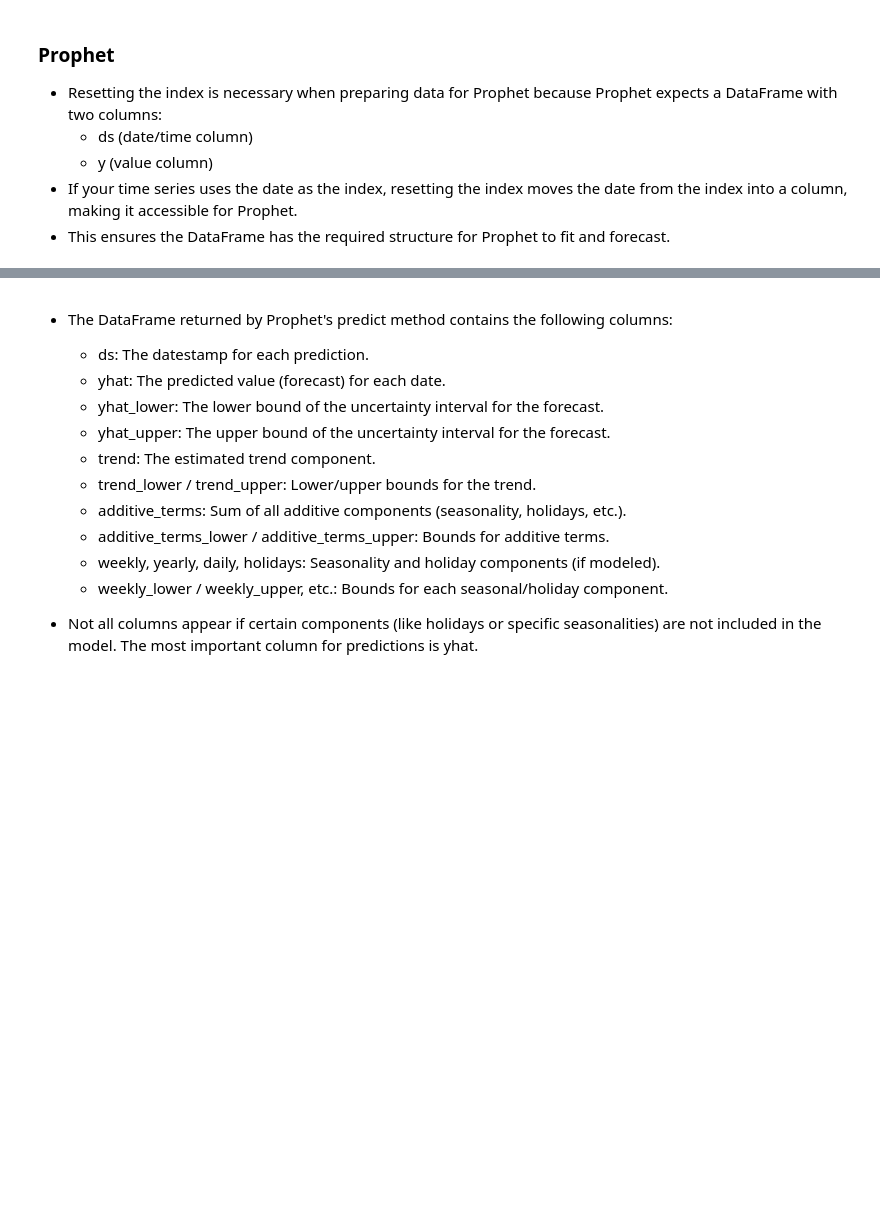
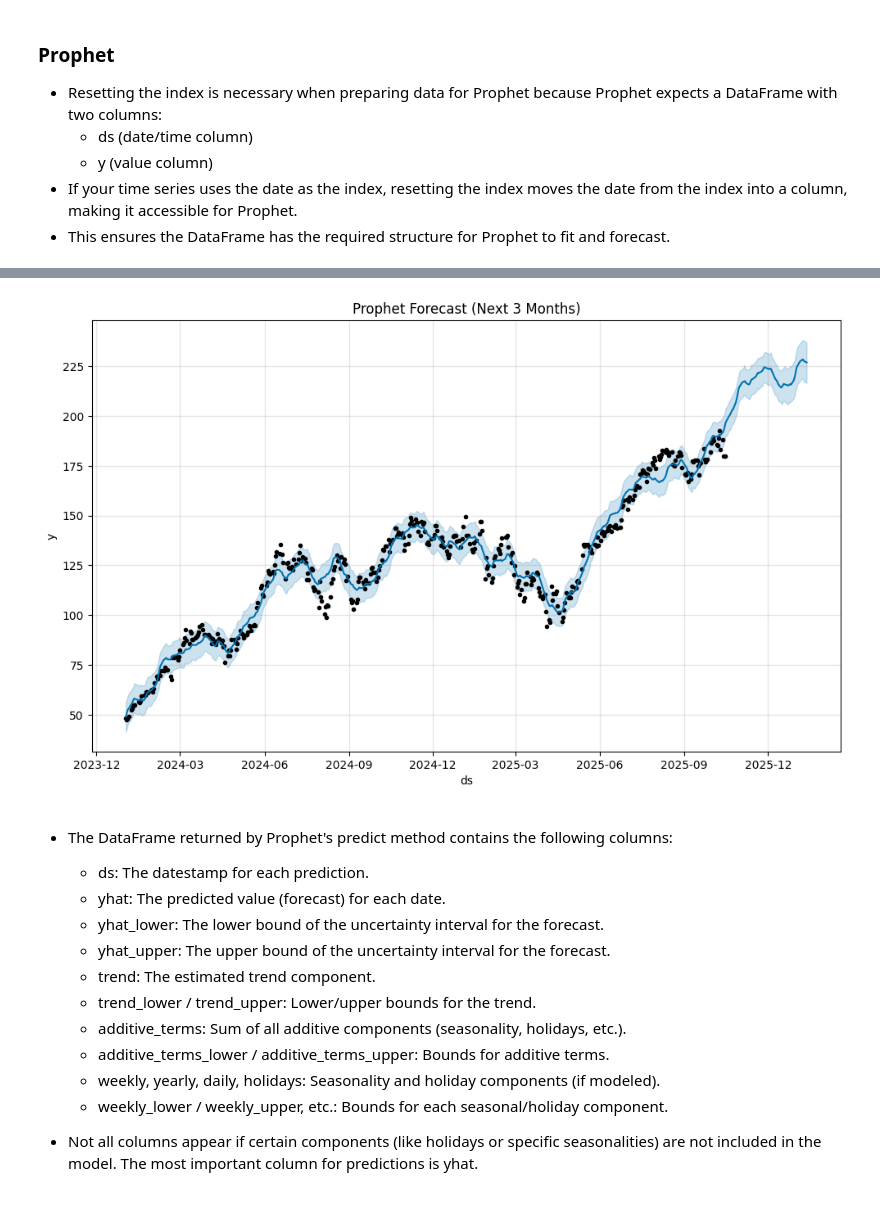
Before and after one commit to course-files/TimeSeriesForecastingandNeuralNetworks, a Jupyter notebook: 3_time_series_forecasting.ipynb, the cells around one changed output, grey strips where cells are left out. Cells and saved outputs as stored; diff of their text form; code cells hidden in the pictures; blank space fills up the shorter version.

```diff
--- a/3_time_series_forecasting.ipynb
+++ b/3_time_series_forecasting.ipynb
@@ -367,9 +511,18 @@ df_prophet = ts.reset_index().rename(columns={'Date': 'ds', 'Close': 'y'})
 df_prophet.columns = ['ds', 'y']  # Ensure correct column names
 
 # Define holidays
+# holidays = pd.DataFrame({
+#     'holiday': ['new_year', 'christmas'],
+#     'ds': pd.to_datetime(['2024-01-01', '2024-12-25'])
+# })
+
+# Create holiday dates for each year
+years = range(2020, 2026)  # Adjust the range as needed
 holidays = pd.DataFrame({
-    'holiday': ['new_year', 'christmas'],
-    'ds': pd.to_datetime(['2023-01-01', '2023-12-25'])
+    'holiday': ['new_year'] * len(years) + ['christmas'] * len(years),
+    'ds': pd.to_datetime(
+        [f'{year}-01-01' for year in years] + [f'{year}-12-25' for year in years]
+    )
 })
 
 # Initialize Prophet with custom settings
@@ -394,3 +547,4 @@ forecast = tf_prophet_model.predict(future)
 fig = tf_prophet_model.plot(forecast)
 plt.title('Prophet Forecast (Next 3 Months)')
 plt.show()
+# %% [output]
@@ -397,3 +553,4 @@ plt.show()
+[figure, added]
 # %% [markdown]
 - The DataFrame returned by Prophet's predict method contains the following columns:
     - ds: The datestamp for each prediction.
```
Also changed, not shown: parts of 24 cells of this notebook, 4 other files.
